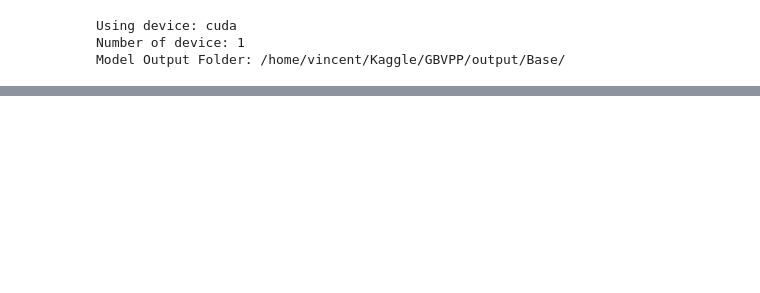
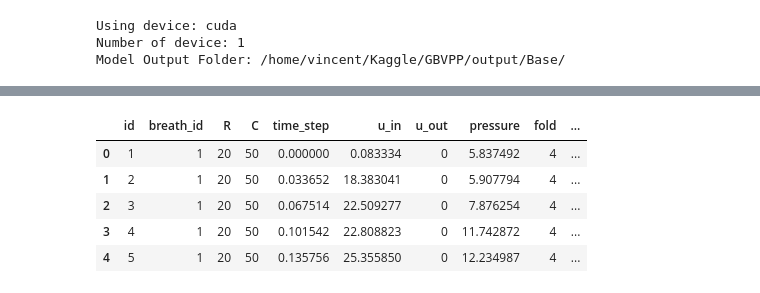
Before and after one commit to ZiyueWang25/GBVPP, a Jupyter notebook: notebook/Ensemble.ipynb, the cells around one changed output, grey strips where cells are left out. Cells and saved outputs as stored; diff of their text form; code cells hidden in the pictures; blank space fills up the shorter version.

```diff
--- a/notebook/Ensemble.ipynb
+++ b/notebook/Ensemble.ipynb
@@ -27,15 +27,26 @@ Number of device: 1
 Model Output Folder: /home/vincent/Kaggle/GBVPP/output/Base/
 # %%
 subs = {
-    "LSTM5_REG_PL": "../output/LSTM5_REG_PL/test_pred_all_18832.csv",
-    "Public_PulpFriction": "../output/Public_PulpFriction/test_pred_all_18507.csv",
-    "LSTM5_CLS_DO02_CH01_OP01_physics_SiLU":"../output/LSTM5_CLS_DO02_CH01_OP01_physics_SiLU/test_pred_all_18035.csv"
+    "LSTM5_REG_physics_PL_better_2": "../output/LSTM5_REG_physics_PL_better_2/test_pred_all_17501.csv",
+    "Public_PulpFriction_New": "../output/Public_PulpFriction_New/test_pred_all_16657.csv",
+    #"LSTM5_CLS_DO03_CH02_IPOnly_SiLU_ADAM_PL3":"../output/LSTM5_CLS_DO03_CH02_IPOnly_SiLU_ADAM_PL3/test_pred_all_17404.csv"
 }
-ensemble_folder = "ensemble_1031"
-if not os.path.exists(config.output_folder + "/" + ensemble_folder):
-    ensemble_folder = config.output_folder + "/" + ensemble_folder
+ensemble_folder = config.output_folder + "/" + "ensemble_1101_2Model"
+if not os.path.exists(ensemble_folder):
+
     os.makedirs(ensemble_folder)
 # %%
 train, test = read_data(config)
 # %%
 pressure_unique = np.load("/home/vincent/Kaggle/GBVPP/input/pressure_unique.npy")
+# %%
+P_MIN = np.min(pressure_unique)
+P_MAX = np.max(pressure_unique)
+P_STEP = pressure_unique[1] - pressure_unique[0]
+def transform_p(x):
+    t = ((x - P_MIN) // P_STEP * P_STEP + P_MIN)
+    return min(max(t, P_MIN), P_MAX)
+
+def transform_pv(s):
+    t = ((s - P_MIN) // P_STEP * P_STEP + P_MIN)
+    return np.clip(t, P_MIN, P_MAX)
@@ -41,0 +77,9 @@ pressure_unique = np.load("/home/vincent/Kaggle/GBVPP/input/pressure_unique.npy"
+# %%
+train.head()
+# %% [output]
+|  | id | breath_id | R | C | time_step | u_in | u_out | pressure | fold | ... |
+| 0 | 1 | 1 | 20 | 50 | 0.000000 | 0.083334 | 0 | 5.837492 | 4 | ... |
+| 1 | 2 | 1 | 20 | 50 | 0.033652 | 18.383041 | 0 | 5.907794 | 4 | ... |
+| 2 | 3 | 1 | 20 | 50 | 0.067514 | 22.509277 | 0 | 7.876254 | 4 | ... |
+| 3 | 4 | 1 | 20 | 50 | 0.101542 | 22.808823 | 0 | 11.742872 | 4 | ... |
+| 4 | 5 | 1 | 20 | 50 | 0.135756 | 25.355850 | 0 | 12.234987 | 4 | ... |
```
Also changed, not shown: parts of 14 cells of this notebook, 6 other files.
